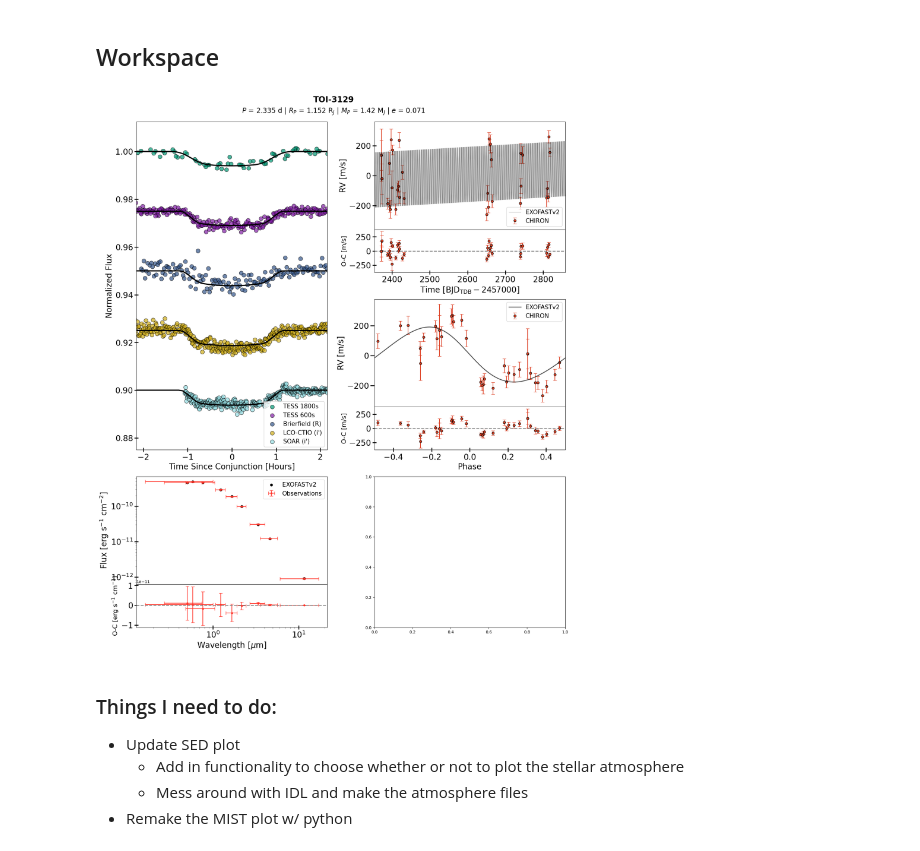
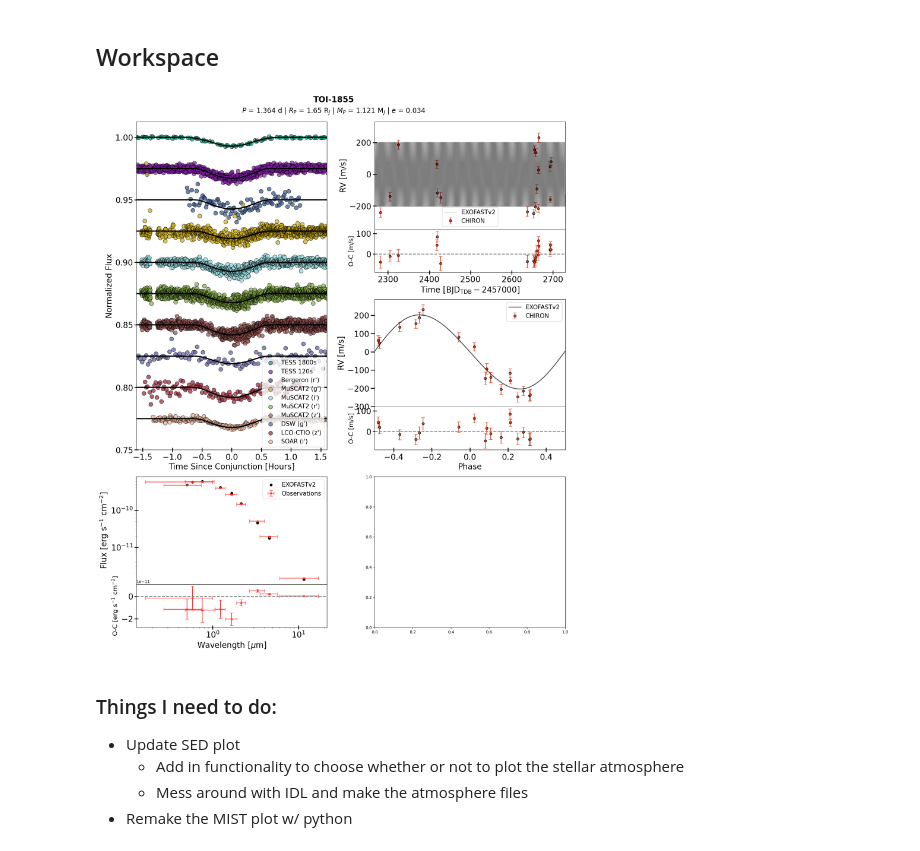
Before and after one commit to jackschulte/system_figure_pipeline, a Jupyter notebook: singleplanetpanel.ipynb, the cells around one changed output. Drawn from its saved outputs; the diff is of its cells as text; code cells hidden in the pictures.

```diff
--- a/singleplanetpanel.ipynb
+++ b/singleplanetpanel.ipynb
@@ -75,6 +75,8 @@ def gen1pagefig(object_name, lcnames, rvnames, path = 'data/', file_prefix = '.M
     savfile = readsav(f'{path}{object_name}{file_prefix}mcmc.idl')
     mcmcss = savfile['mcmcss']
     slope_best = mcmcss.star[0].slope[0].best[0]
+    if np.isnan(slope_best) == True:
+        slope_best = 0
     period_best = mcmcss.planet[0].period[0].best[0] * u.day
     epoch_best = mcmcss.planet[0].tc[0].best[0] * u.day
     rvepoch_best = mcmcss.rvepoch[0] # for some reason the best-fit rv epoch isn't labeled as such
@@ -422,21 +424,21 @@ def gen1pagefig(object_name, lcnames, rvnames, path = 'data/', file_prefix = '.M
 # %%
 # Lightcurve file names for Cargo 3 targets
 lcnames_1855 = ['TESS 1800', 'Bergeron (r\')', 'MuSCAT2 (g\')', 'MuSCAT2 (i\')', 'MuSCAT2 (r\')', 'MuSCAT2 (z\')', 'DSW (g\')', 'LCO-CTIO (z\')', 'TESS 120', 'SOAR (i\')']
 lcnames_2107 = ['TESS 1800', 'LCO-SSO (i\')', 'TESS 600', 'LCO-SAAO (g\')', 'LCO-SAAO (z\')', 'TRAPPIST-South (B)']
 lcnames_2368 = ['TESS 1800', 'TESS 1800', 'El Sauce (R)', 'Hwd (R)', 'TESS 600', 'LCO-SSO (g\')', 'LCO-SSO (i\')', 'TESS 600', 'SOAR (i\')', 'TESS 120', \
     'TESS 120', 'LCO-CTIO 27s (i\')', 'LCO-CTIO 40s (i\')']
 lcnames_3129 = ['TESS 1800', 'TESS 600', 'Brierfield (R)', 'LCO-CTIO (i\')', 'SOAR (i\')']
 lcnames_5301 = ['TESS 1800', 'TESS 600', 'TESS 600', 'KeplerCam (i\')']
 
 # RV instruments
 rvnames_2107 = ['CHIRON (fiber)', 'CHIRON (slicer)']
 
 # Running the pipeline
-object_name = 'TOI-3129'
+object_name = 'TOI-1855'
 rvnames = ['CHIRON']
-gen1pagefig(object_name, lcnames_3129, rvnames)
+gen1pagefig(object_name, lcnames_1855, rvnames)
 # %% [output]
-[figure, old version]
+[figure, new version]
 # %% [markdown]
 ### Things I need to do:
 - Update SED plot
```
